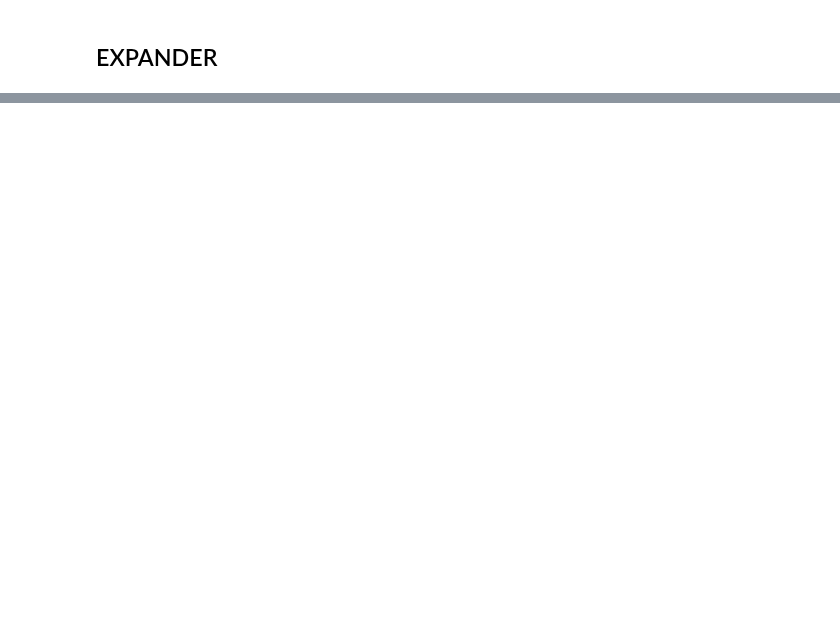
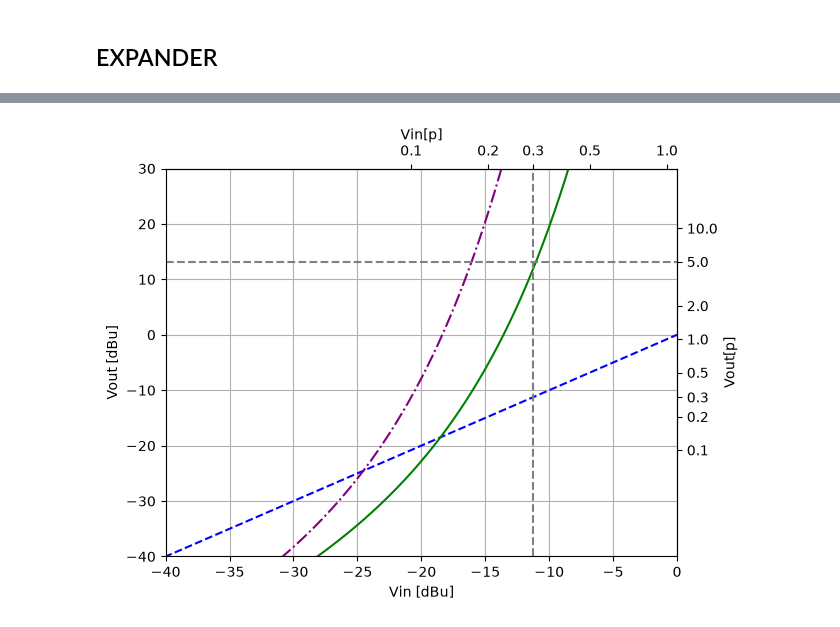
Before and after one commit to DeMarco/DMH-BBDelay, a Jupyter notebook: Simulations/tests.ipynb, the cells around one changed output, grey strips where cells are left out. Cells and saved outputs as stored; diff of their text form; code cells hidden in the pictures; blank space fills up the shorter version.

```diff
--- a/Simulations/tests.ipynb
+++ b/Simulations/tests.ipynb
@@ -215,0 +239,23 @@ plt.grid(which='both')
+# %%
+
+fig6, ax4 = plt.subplots(layout='constrained')
+ax4.plot(Vin_dBu, Vin_dBu, '--', color='blue')
+ax4.plot(Vin_dBu, Vout_dBu_o, '-.', color='purple')
+ax4.plot(Vin_dBu, Vout_dBu_n, '-', color='green')
+ax4.set_xlabel('Vin [dBu]')
+ax4.set_ylabel('Vout [dBu]')
+ax4.set_xlim(-40,0)
+ax4.set_ylim(-40,30)
+ax4.axvline(Vp2dBu(0.3), color='grey', ls='--')
+ax4.axhline(Vp2dBu(5), color='grey', ls='--')
+
+#secax4 = ax4.secondary_xaxis('top', functions=(dBu2rms, rms2dBu))
+secax4 = ax4.secondary_xaxis('top', functions=(dBu2Vp, Vp2dBu))
+secax4.set_xticks([0.1, 0.2, 0.3, 0.5, 1, 2, 5, 10])
+secax4.set_xlabel('Vin[p]')
+secax4 = ax4.secondary_yaxis('right', functions=(dBu2Vp, Vp2dBu))
+secax4.set_yticks([0.1, 0.2, 0.3, 0.5, 1, 2, 5, 10])
+secax4.set_ylabel('Vout[p]')
+plt.grid(which='both')
+# %% [output]
+[figure, added]
```
Also changed, not shown: parts of 4 cells of this notebook, 1 other file.
